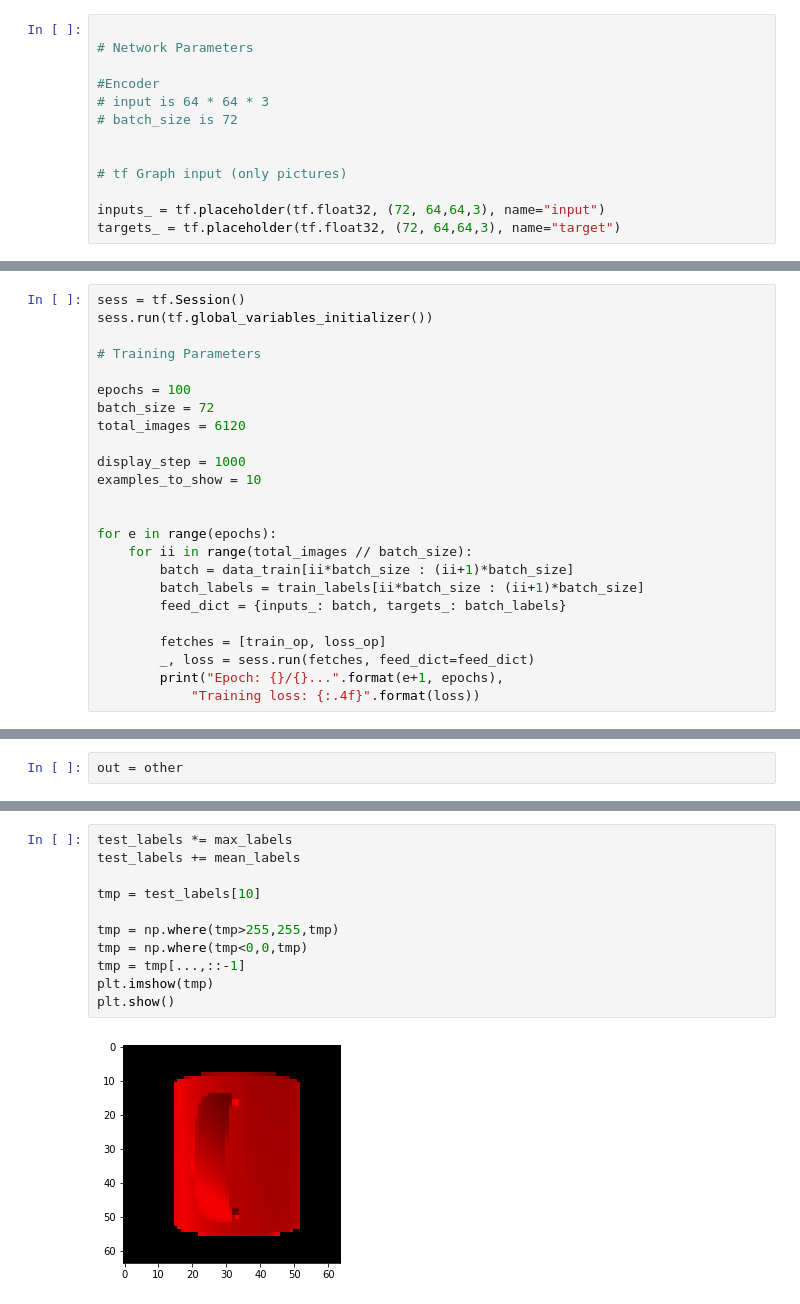
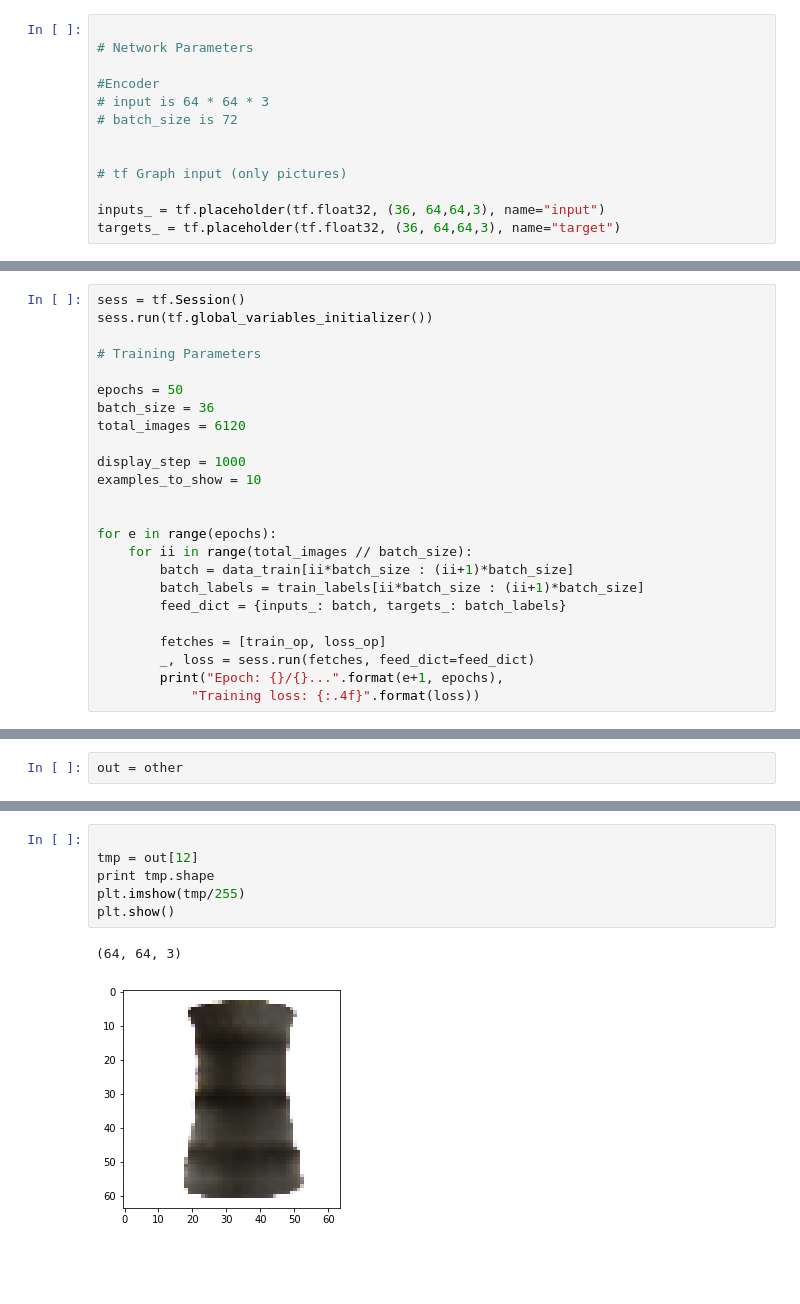
Before and after one commit to Chinmay26/Multi-Viewpoint-Image-generation, a Jupyter notebook: trainers/AutoEncoder_same.ipynb, the cells around one changed output, grey strips where cells are left out. Saved outputs shown, nothing was run; the diff lists cells and outputs as text; blank space fills up the shorter version.

```diff
--- a/trainers/AutoEncoder_same.ipynb
+++ b/trainers/AutoEncoder_same.ipynb
@@ -145,8 +171,8 @@ def deconv2d(input, kernel_size, stride, num_filter):
 
 # tf Graph input (only pictures)
 
-inputs_ = tf.placeholder(tf.float32, (72, 64,64,3), name="input")
-targets_ = tf.placeholder(tf.float32, (72, 64,64,3), name="target")
+inputs_ = tf.placeholder(tf.float32, (36, 64,64,3), name="input")
+targets_ = tf.placeholder(tf.float32, (36, 64,64,3), name="target")
 # %%
 # Building the encoder
 #Layer Architecture
@@ -208,8 +234,8 @@ sess.run(tf.global_variables_initializer())
 
 # Training Parameters
 
-epochs = 100
-batch_size = 72
+epochs = 50
+batch_size = 36
 total_images = 6120
 
 display_step = 1000
@@ -309,13 +325,9 @@ plt.show()
-# %%
-test_labels *= max_labels
-test_labels += mean_labels
-
-tmp = test_labels[10]
-
-tmp = np.where(tmp>255,255,tmp)
-tmp = np.where(tmp<0,0,tmp)
-tmp = tmp[...,::-1]
-plt.imshow(tmp)
-plt.show()
-# %% [output]
-[figure, removed]
+# %%
+
+tmp = out[12]
+print tmp.shape
+plt.imshow(tmp/255)
+plt.show()
+# %% [output]
+(64, 64, 3)
+[figure, added]
```
Also changed, not shown: parts of 15 cells of this notebook, 1 other file.
